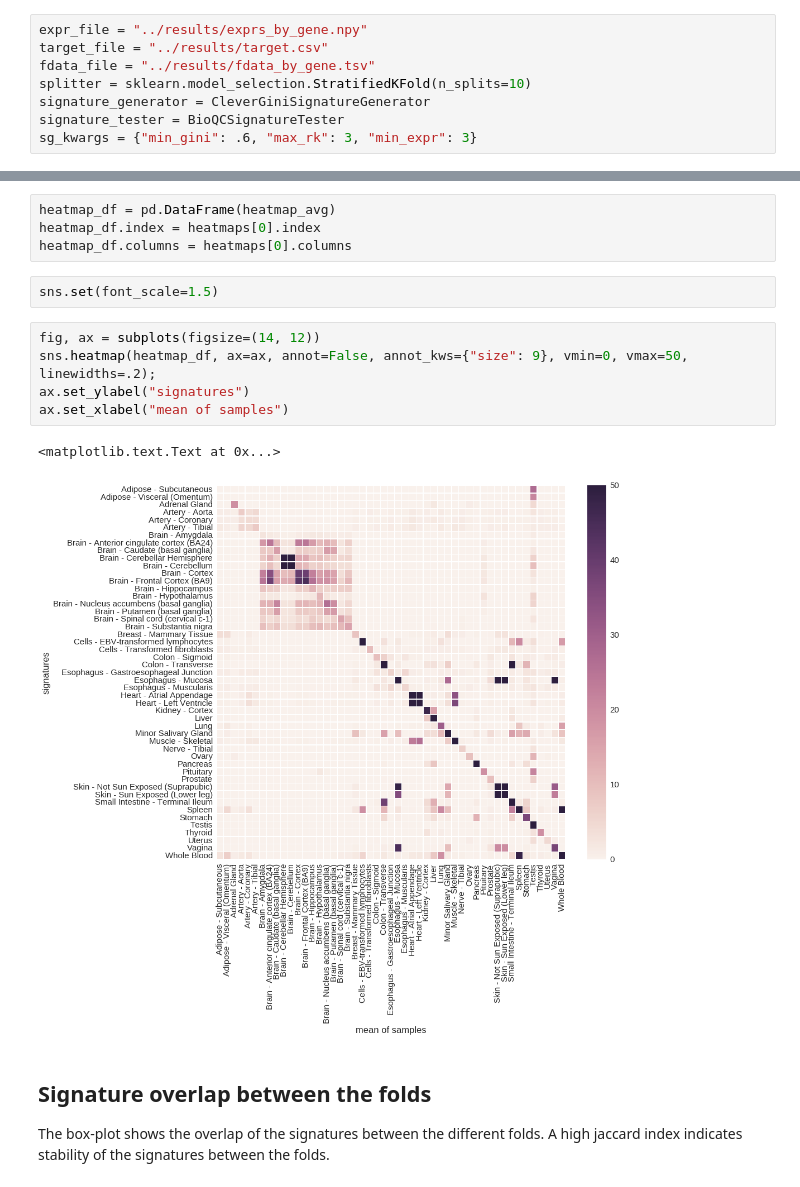
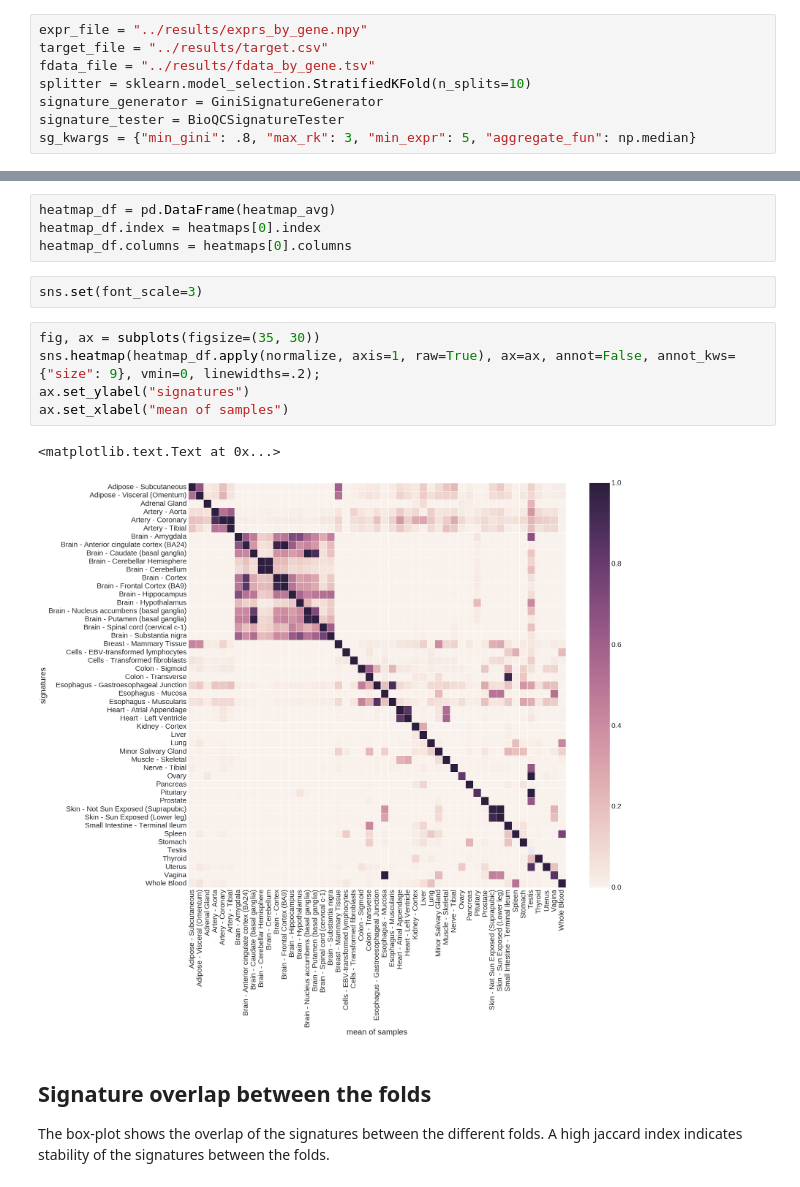
Before and after one commit to grst/gtex-signatures, a Jupyter notebook: notebooks/make_gtex_signatures.ipynb, the cells around one changed output, grey strips where cells are left out. Cells and saved outputs as stored; diff of their text form.

```diff
--- a/notebooks/make_gtex_signatures.ipynb
+++ b/notebooks/make_gtex_signatures.ipynb
@@ -44,9 +44,9 @@ expr_file = "../results/exprs_by_gene.npy"
 target_file = "../results/target.csv"
 fdata_file = "../results/fdata_by_gene.tsv"
 splitter = sklearn.model_selection.StratifiedKFold(n_splits=10)
-signature_generator = CleverGiniSignatureGenerator
+signature_generator = GiniSignatureGenerator
 signature_tester = BioQCSignatureTester
-sg_kwargs = {"min_gini": .6, "max_rk": 3, "min_expr": 3}
+sg_kwargs = {"min_gini": .8, "max_rk": 3, "min_expr": 5, "aggregate_fun": np.median}
 # %%
 exprs = np.load(expr_file)
 target = np.genfromtxt(target_file, dtype=str, delimiter=",")
@@ -90,15 +90,15 @@ heatmap_df = pd.DataFrame(heatmap_avg)
 heatmap_df.index = heatmaps[0].index
 heatmap_df.columns = heatmaps[0].columns
 # %%
-sns.set(font_scale=1.5)
+sns.set(font_scale=3)
 # %%
-fig, ax = subplots(figsize=(14, 12))
-sns.heatmap(heatmap_df, ax=ax, annot=False, annot_kws={"size": 9}, vmin=0, vmax=50, linewidths=.2);
+fig, ax = subplots(figsize=(35, 30))
+sns.heatmap(heatmap_df.apply(normalize, axis=1, raw=True), ax=ax, annot=False, annot_kws={"size": 9}, vmin=0, linewidths=.2);
 ax.set_ylabel("signatures")
 ax.set_xlabel("mean of samples")
 # %% [output]
 <matplotlib.text.Text at 0x...>
-[figure, old version]
+[figure, new version]
 # %% [markdown]
 ## Signature overlap between the folds
 The box-plot shows the overlap of the signatures between the different folds. A high jaccard index indicates stability of the signatures between the folds.
```
Also changed, not shown: parts of 12 cells of this notebook, 3 other files.
